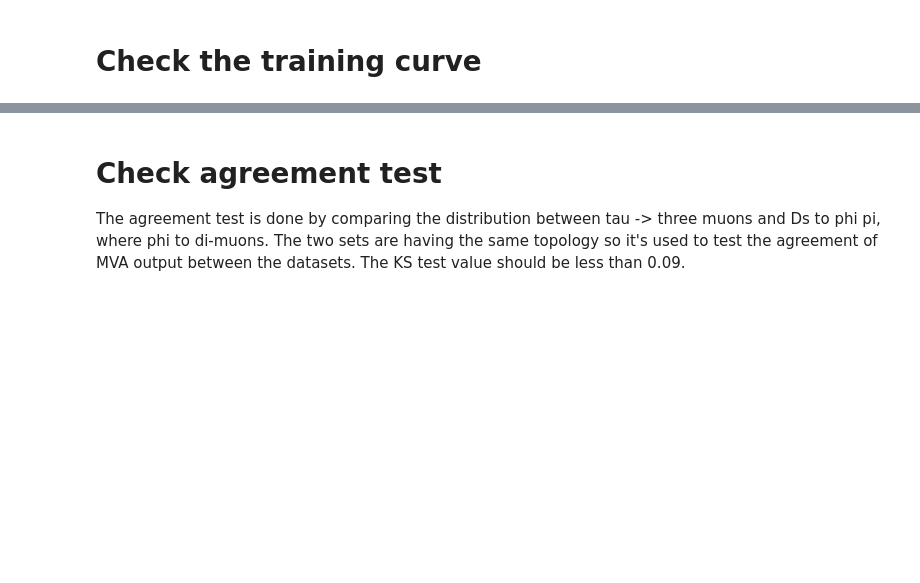
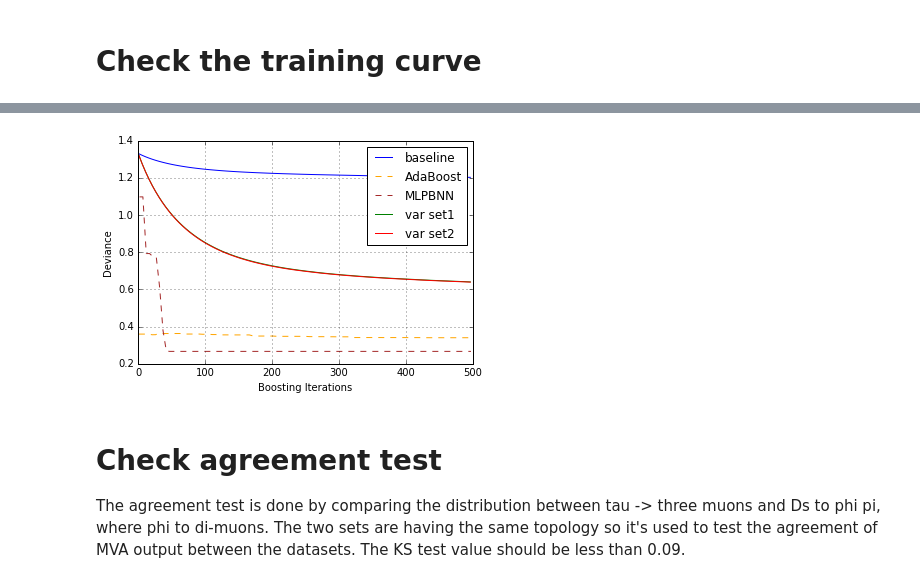
Before and after one commit to yuanchao/flavours-of-physics-start, a Jupyter notebook: my_baseline.ipynb, the cells around one changed output, grey strips where cells are left out. Drawn from its saved outputs; the diff is of its cells as text; code cells hidden in the pictures; blank space fills up the shorter version.

Commit message:
More Classifiers and training curves

```diff
--- a/my_baseline.ipynb
+++ b/my_baseline.ipynb
@@ -101,6 +107,18 @@ Three models are setup with the corresponding variable sets.
 baseline = GradientBoostingClassifier(n_estimators=500, learning_rate=0.01, subsample=0.7,
                                       min_samples_leaf=10, max_depth=7, random_state=11)
 baseline.fit(train[variables], train['signal'])
+
+base_ada = AdaBoostClassifier(n_estimators=500, learning_rate=0.01)
+base_ada.fit(train[variables], train['signal'])
+
+base_mlp = MLPClassifier(max_iter=500, solver='lbfgs', alpha=1e-5,
+                         learning_rate='constant', learning_rate_init=0.01,
+                         #hidden_layer_sizes=(5, 2),
+                         random_state=1)
+base_mlp.fit(train[variables], train['signal'])
+
+#base_rf = RandomForestClassifier(n_estimators=500, max_depth=7,
+#                                 min_samples_split=2, random_state=0, n_jobs=4)
 
 baseline1 = GradientBoostingClassifier(n_estimators=500, learning_rate=0.01, subsample=0.7,
                                       min_samples_leaf=10, max_depth=7, random_state=11)
@@ -109,4 +127,6 @@ baseline1.fit(train[var1], train['signal'])
 baseline2 = GradientBoostingClassifier(n_estimators=500, learning_rate=0.01, subsample=0.7,
                                       min_samples_leaf=10, max_depth=7, random_state=11)
 baseline2.fit(train[var2], train['signal'])
+
+baseline2.feature_importances_
 # %% [output]
@@ -153,3 +138,66 @@ show()
+# %%
+test_deviance = zeros(baseline.n_estimators, dtype=np.float64)  # double-precision
+test_dev_ada = zeros(base_ada.n_estimators, dtype=np.float64)
+test_dev_mlp = zeros(base_mlp.max_iter, dtype=np.float64)
+#test_dev_rf = zeros(base_rf.n_estimators, dtype=np.float64)
+test_deviance1 = zeros(baseline1.n_estimators, dtype=np.float64)
+test_deviance2 = zeros(baseline2.n_estimators, dtype=np.float64)
+
+for i, y_pred in enumerate(baseline.staged_decision_function(train[variables])):
+    test_deviance[i] = baseline.loss_(train['signal'], y_pred)
+
+plot((np.arange(test_deviance.shape[0]) + 1)[::5], test_deviance[::5],
+     '-', color='blue', label='baseline')
+
+for i, y_pred in enumerate(base_ada.staged_predict(train[variables])):
+    test_dev_ada[i] = zero_one_loss(train['signal'], y_pred)
+
+plot((np.arange(test_dev_ada.shape[0]) + 1)[::5], test_dev_ada[::5],
+    '--', color='orange', label='AdaBoost')
+
+
+for i in range(1, base_mlp.n_iter_ + 5, 5) :
+    mlp = MLPClassifier(max_iter=i+1, solver='lbfgs', alpha=1e-5,
+                        #learning_rate='constant', learning_rate_init=0.01,
+                        random_state=1)
+    mlp.fit(train[variables], train['signal'])
+    #test_dev_mlp[i] = zero_one_loss(train['signal'], mlp.predict(train[variables]))
+    test_dev_mlp[i] = mlp.loss_ / 2.5
+
+for i in range(range(1, base_mlp.n_iter_ + 5, 5)[-1], base_mlp.max_iter, 5):
+    test_dev_mlp[i] = test_dev_mlp[range(1, base_mlp.n_iter_ + 5, 5)[-1]]
+
+plot((np.arange(test_dev_mlp.shape[0]) + 1)[1::5], test_dev_mlp[1::5],
+     '--', color='brown', label='MLPBNN')
+
+#for i, y_pred in enumerate(base_rf.staged_predict(train[variables])):
+#    test_dev_rf[i] = zero_one_loss(train['signal'], y_pred)
+
+#plt.plot((np.arange(test_dev_rf.shape[0]) + 1)[::5], test_dev_ada[::5],
+#        '-', color='brown', label='Random Forest')
+
+for i, y_pred in enumerate(baseline1.staged_decision_function(train[var1])):
+    test_deviance1[i] = baseline1.loss_(train['signal'], y_pred)
+
+plot((np.arange(test_deviance1.shape[0]) + 1)[::5], test_deviance1[::5],
+     '-', color='green', label='var set1')
+
+for i, y_pred in enumerate(baseline2.staged_decision_function(train[var2])):
+    test_deviance2[i] = baseline2.loss_(train['signal'], y_pred)
+
+plot((np.arange(test_deviance2.shape[0]) + 1)[::5], test_deviance2[::5],
+     '-', color='red', label='var set2')
+
+grid(True)
+
+legend(loc='upper right')
+#legend(loc='center left')
+xlabel('Boosting Iterations')
+ylabel('Deviance')
+
+show()
+# %% [output]
+[figure, added]
 # %% [markdown]
 # Check agreement test
 The agreement test is done by comparing the distribution between tau -> three muons and Ds to phi pi, where phi to di-muons. The two sets are having the same topology so it's used to test the agreement of MVA output between the datasets. The KS test value should be less than 0.09.
```
Also changed, not shown: parts of 5 cells of this notebook.
